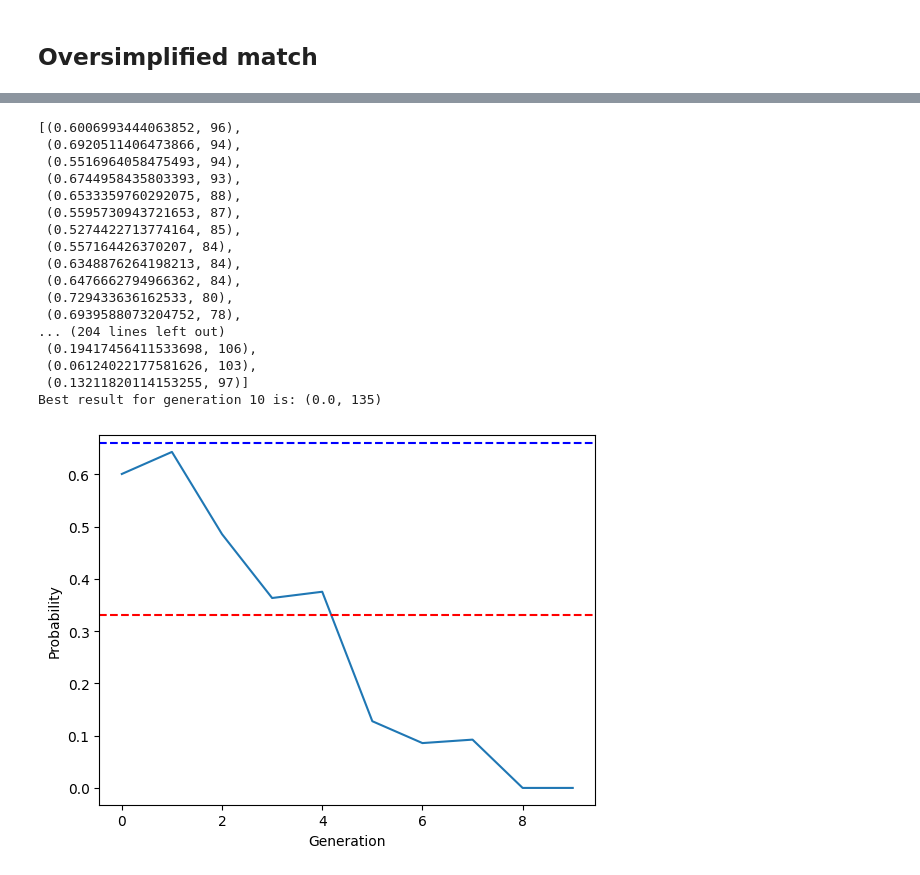
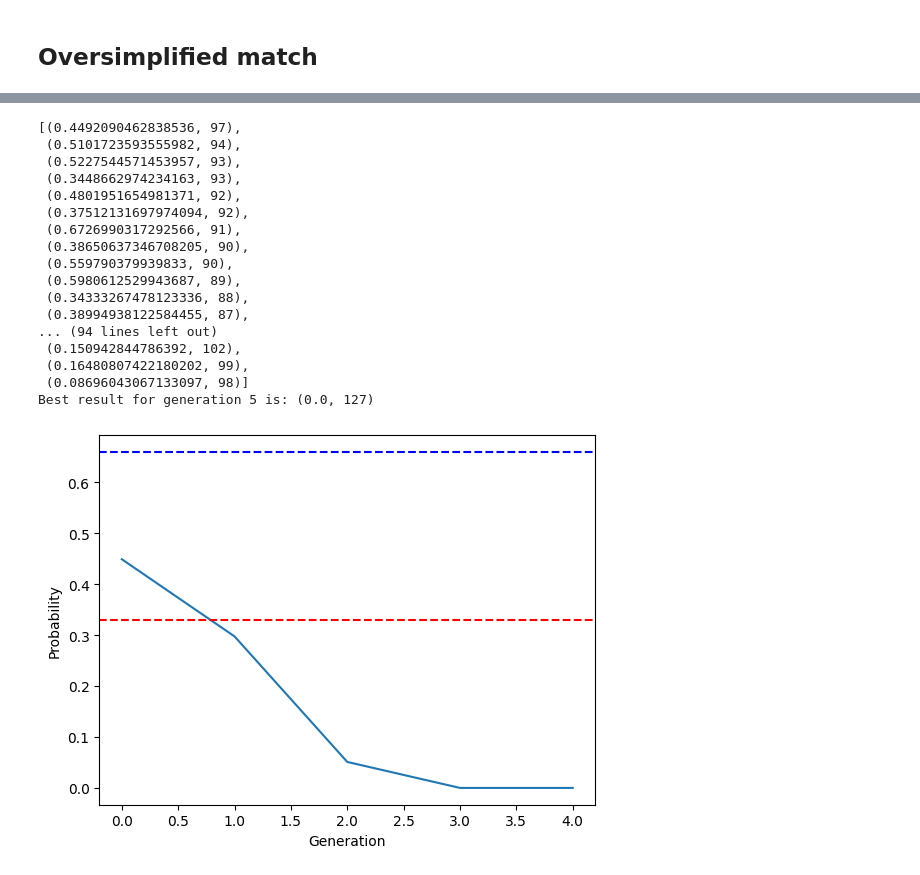
Before and after one commit to Nicocarad/ci23, a Jupyter notebook: Lab2/lab2-nim.ipynb, the cells around one changed output, grey strips where cells are left out. Drawn from its saved outputs; the diff is of its cells as text; code cells hidden in the pictures.

```diff
--- a/Lab2/lab2-nim.ipynb
+++ b/Lab2/lab2-nim.ipynb
@@ -39,8 +39,9 @@ import random
 NUM_ROWS = 5
 K = None
 NUM_MATCHES = 300
-
-
+λ = 20
+σ = 0.1
+GENERATION_SIZE = 100 // λ
 random.seed(42)
 # %%
 Nimply = namedtuple("Nimply", "row, num_objects")
@@ -200,84 +221,73 @@ def fitness(strategy: Callable) -> int:
 
     return won  # return the number of matches won
 # %%
-λ = 20
-σ = 0.1
-
-
 
 
 def generate_offsprings(offspring) -> list:
 
     offsprings = [np.clip(offspring + np.random.normal(0, σ), 0, 1) for _ in range(λ)]
-    offsprings.append(offspring)
+
 
     return offsprings
 # %%
-
-
 current_solution = random.random()
 choosen_probability = list()
 solutions_list = list()
-stats = [0, 0]
-for n in range(200 // λ):
+# stats = [0, 0]
+for n in range(GENERATION_SIZE):
     # offspring <- select λ random points mutating the current solution
     # print("Starting probability for generation", n+1, "is:", current_solution)
     offsprings = generate_offsprings(current_solution)
+    offsprings.append(current_solution)
+    # evaluate and select best
+    evals = [
+        (offspring, fitness(evolved_strategy(offspring))) for offspring in offsprings
+    ]
 
-    # evaluate and select best
-    evals = [(offspring, fitness(evolved_strategy(offspring))) for offspring in offsprings]
-
-    for i in range(λ):
-            if evals[i][1] > evals[λ-1][1]:
-                stats[1] += 1
+    # for i in range(λ):
+    #         if evals[i][1] > evals[λ-1][1]:
+    #             stats[1] += 1
 
     evals.sort(key=lambda x: x[1], reverse=True)
     pprint(evals)
-
 
     current_solution = evals[0][0]
     choosen_probability.append(current_solution)
     solutions_list.append(evals[0][1])
 
-
-
     print(f"Best result for generation {n+1} is:", evals[0])
 
 
 plt.plot(range(len(choosen_probability)), choosen_probability)
-plt.axhline(y=0.33, color='r', linestyle='--')
-plt.axhline(y=0.66, color='b', linestyle='--')
+plt.axhline(y=0.33, color="r", linestyle="--")
+plt.axhline(y=0.66, color="b", linestyle="--")
 plt.xlabel("Generation")
 plt.ylabel("Probability")
 plt.show()
 
-plt.plot(range(200 // λ ) ,solutions_list)
+plt.plot(range(GENERATION_SIZE), solutions_list)
 plt.xlabel("Generation")
 plt.ylabel("Number of wins")
 plt.show()
 
 
-
-
-
-
 # if state.k is None or o <= state.k
 # %% [output]
-[(0.6006993444063852, 96),
- (0.6920511406473866, 94),
- (0.5516964058475493, 94),
- (0.6744958435803393, 93),
- (0.6533359760292075, 88),
- (0.5595730943721653, 87),
- (0.5274422713774164, 85),
- (0.557164426370207, 84),
- (0.6348876264198213, 84),
- (0.6476662794966362, 84),
- (0.729433636162533, 80),
- (0.6939588073204752, 78),
-... (204 lines left out)
- (0.19417456411533698, 106),
- (0.06124022177581626, 103),
- (0.13211820114153255, 97)]
-Best result for generation 10 is: (0.0, 135)
+[(0.4492090462838536, 97),
+ (0.5101723593555982, 94),
+ (0.5227544571453957, 93),
+ (0.3448662974234163, 93),
+ (0.4801951654981371, 92),
+ (0.37512131697974094, 92),
+ (0.6726990317292566, 91),
+ (0.38650637346708205, 90),
+ (0.559790379939833, 90),
+ (0.5980612529943687, 89),
+ (0.34333267478123336, 88),
+ (0.38994938122584455, 87),
+... (94 lines left out)
+ (0.150942844786392, 102),
+ (0.16480807422180202, 99),
+ (0.08696043067133097, 98)]
+Best result for generation 5 is: (0.0, 127)
-[figure, old version]
+[figure, new version]
```
Also changed, not shown: parts of 5 cells of this notebook.
